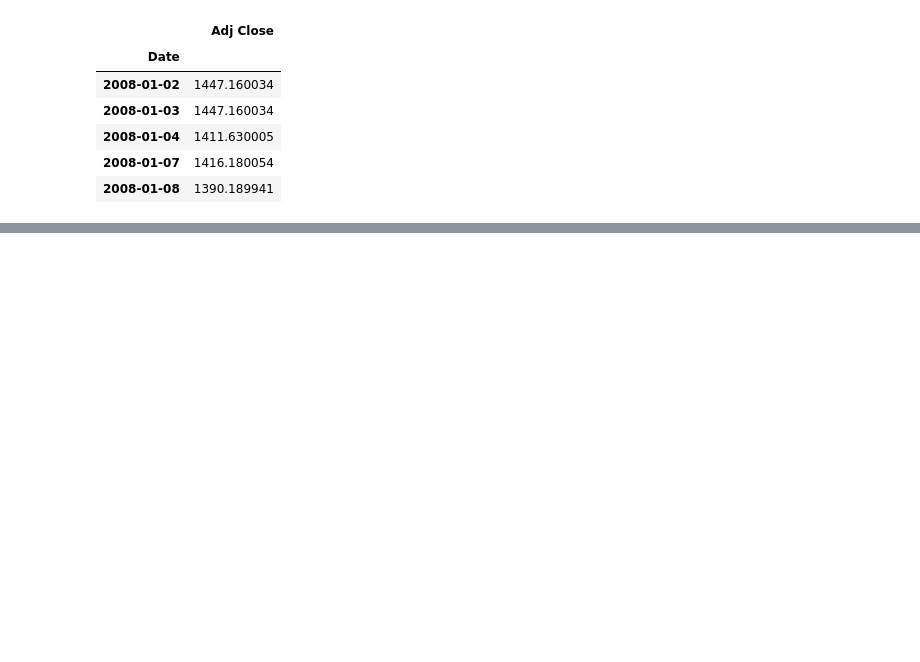
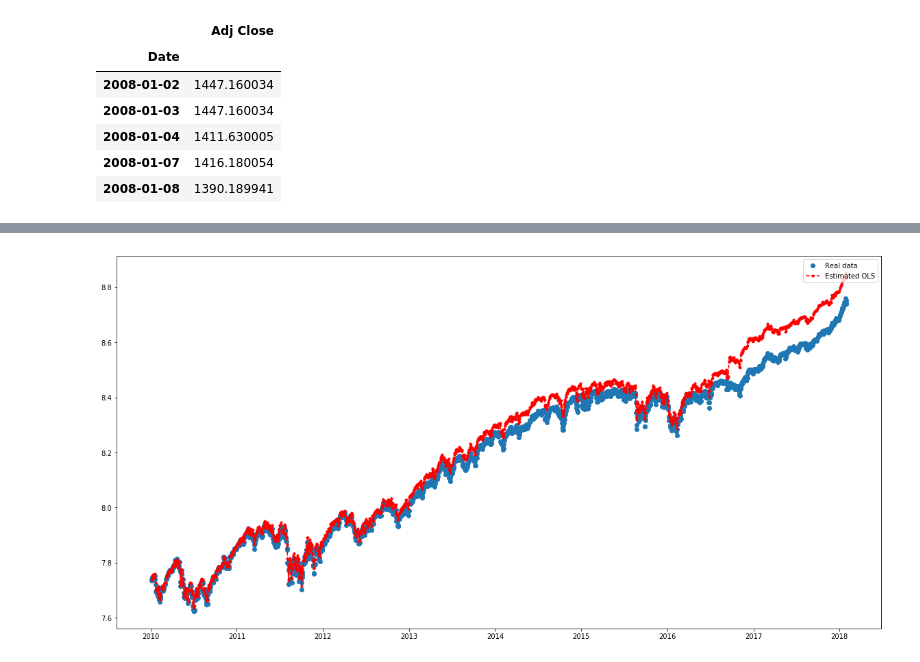
Before and after one commit to IceCreammm/MRP, a Jupyter notebook: MRP_Production.ipynb, the cells around one changed output, grey strips where cells are left out. Drawn from its saved outputs; the diff is of its cells as text; code cells hidden in the pictures; blank space fills up the shorter version.

```diff
--- a/MRP_Production.ipynb
+++ b/MRP_Production.ipynb
@@ -321,0 +469,13 @@ ADF(sm_ols_results.resid.values.flatten())
+# %%
+X_test1_validate = X_log[['XLK','XLF','XLY','XLV','XLI','XLE','XLU']]['2010-01-04': ]
+GSPC_log_test1_validate = GSPC_log['2010-01-04': ]*1.1
+# %%
+GSPC_log_test1_validate_estimated = LR_test1.predict(X_test1_validate)
+# %%
+plt.figure(figsize=(20,10))
+plt.plot(GSPC_log_test1_validate.index,GSPC_log_test1_validate, 'o', label='Real data' )
+plt.plot(GSPC_log_test1_validate.index, GSPC_log_test1_validate_estimated, 'r--.',label='Estimated OLS')
+plt.legend(loc='upper right')
+plt.show()
+# %% [output]
+[figure, added]
```
Also changed, not shown: parts of 17 cells of this notebook.
